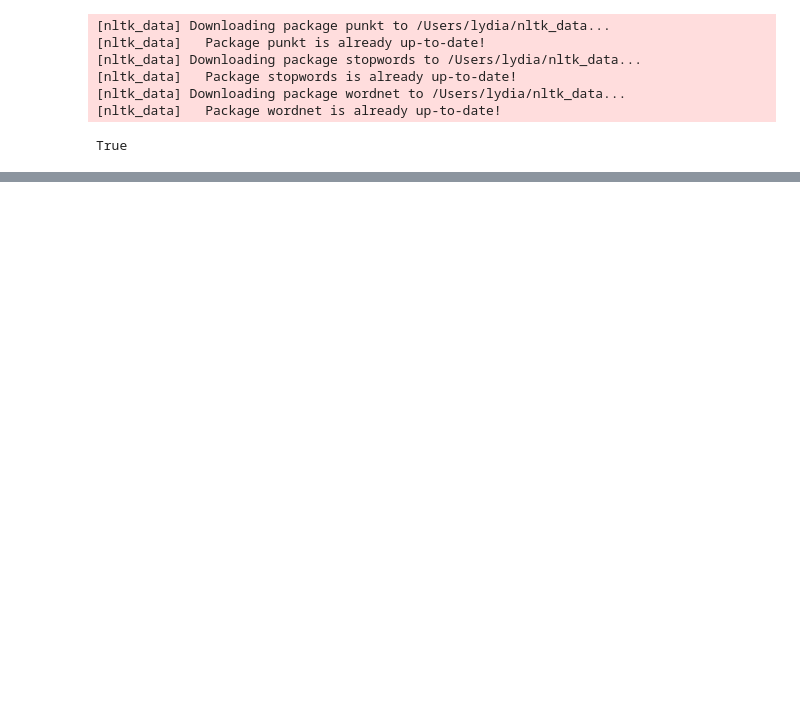
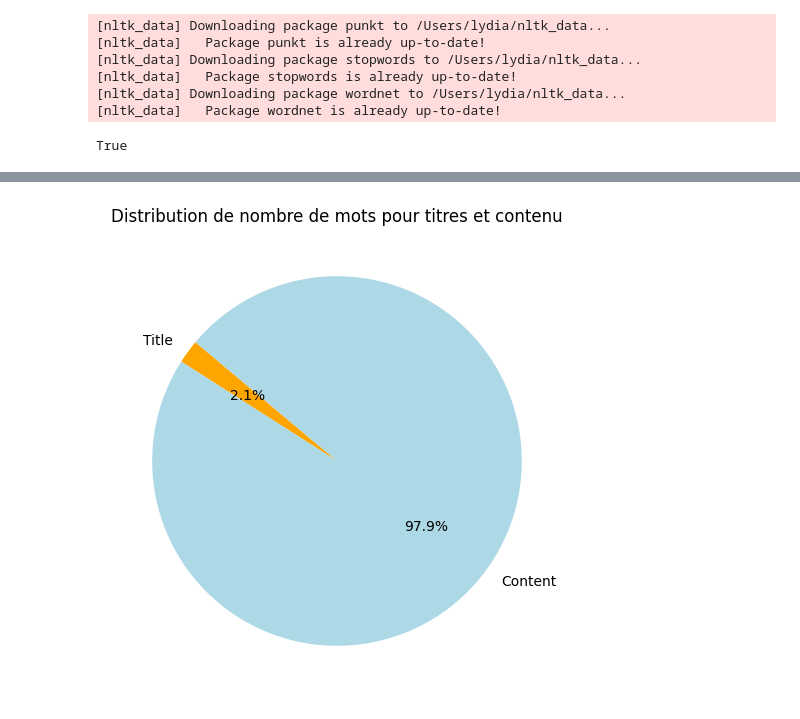
Before and after one commit to Lidan0241/OTC-projet, a Jupyter notebook: data_visualization.ipynb, the cells around one changed output, grey strips where cells are left out. Drawn from its saved outputs; the diff is of its cells as text; code cells hidden in the pictures; blank space fills up the shorter version.

```diff
--- a/data_visualization.ipynb
+++ b/data_visualization.ipynb
@@ -54 +119,18 @@ def frequent_word(text):
+# %%
+# counting average words of title and content
+average_title_word_count = df['title_word_count'].mean()
+average_content_word_count = df['content_word_count'].mean()
+
+# Calculate total average words to get proportions for the pie chart
+total_average_words = average_title_word_count + average_content_word_count
+title_proportion = (average_title_word_count / total_average_words) * 100
+content_proportion = (average_content_word_count / total_average_words) * 100
+
+plt.figure(figsize=(6, 6))
+plt.pie([title_proportion, content_proportion], labels=['Title', 'Content'], colors=['orange', 'lightblue'], autopct='%1.1f%%', startangle=140)
+plt.title('Distribution de nombre de mots pour titres et contenu')
+plt.savefig('./plot/distribution_titre_contenu.png')
+plt.show()
+# %% [output]
+[figure, added]
 # %%
```
Also changed, not shown: parts of 8 cells of this notebook, 8 other files.
